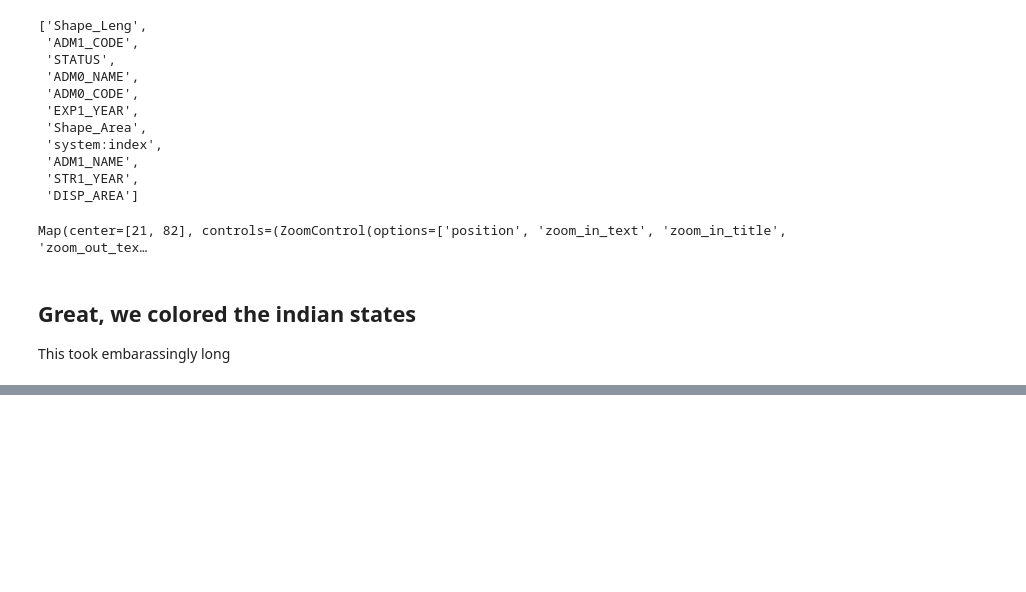
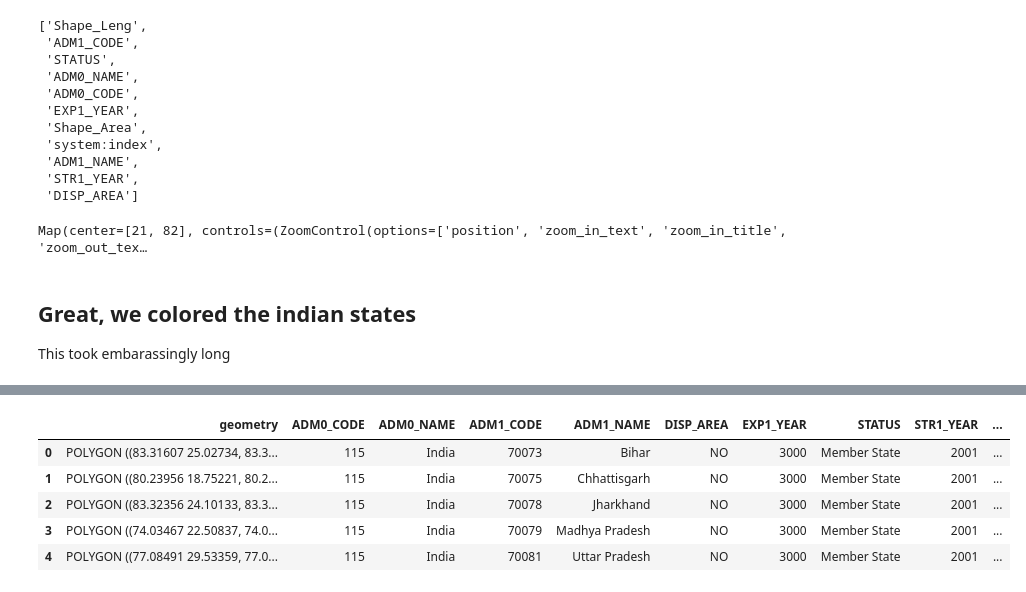
Before and after one commit to bestboybest/LearningPython, a Jupyter notebook: 4) Geopandas + Rasterio Projects/01) IndiaAnalysis/IndiaAnalysis.ipynb, the cells around one changed output, grey strips where cells are left out. Saved outputs shown, nothing was run; the diff lists cells and outputs as text; code cells hidden in the pictures; blank space fills up the shorter version.

```diff
--- a/4) Geopandas + Rasterio Projects/01) IndiaAnalysis/IndiaAnalysis.ipynb
+++ b/4) Geopandas + Rasterio Projects/01) IndiaAnalysis/IndiaAnalysis.ipynb
@@ -59,0 +132,17 @@ This took embarassingly long
+# %%
+for i in range(6):
+    d = 2020 + i
+    dfTransfer = pd.read_csv(f"./DataCsv/ndvi_states_{d}.csv")
+
+    mapping = dict(zip(dfTransfer["ADM1_NAME"], dfTransfer["mean"]))
+
+    statesdf[f"ndvi_{d}"] = statesdf["ADM1_NAME"].map(mapping)
+# %%
+statesdf.head()
+# %% [output]
+|  | geometry | ADM0_CODE | ADM0_NAME | ADM1_CODE | ADM1_NAME | DISP_AREA | EXP1_YEAR | STATUS | STR1_YEAR | ... |
+| 0 | POLYGON ((83.31607 25.02734, 83.3... | 115 | India | 70073 | Bihar | NO | 3000 | Member State | 2001 | ... |
+| 1 | POLYGON ((80.23956 18.75221, 80.2... | 115 | India | 70075 | Chhattisgarh | NO | 3000 | Member State | 2001 | ... |
+| 2 | POLYGON ((83.32356 24.10133, 83.3... | 115 | India | 70078 | Jharkhand | NO | 3000 | Member State | 2001 | ... |
+| 3 | POLYGON ((74.03467 22.50837, 74.0... | 115 | India | 70079 | Madhya Pradesh | NO | 3000 | Member State | 2001 | ... |
+| 4 | POLYGON ((77.08491 29.53359, 77.0... | 115 | India | 70081 | Uttar Pradesh | NO | 3000 | Member State | 2001 | ... |
```
Also changed, not shown: parts of 18 cells of this notebook, 6 other files.
